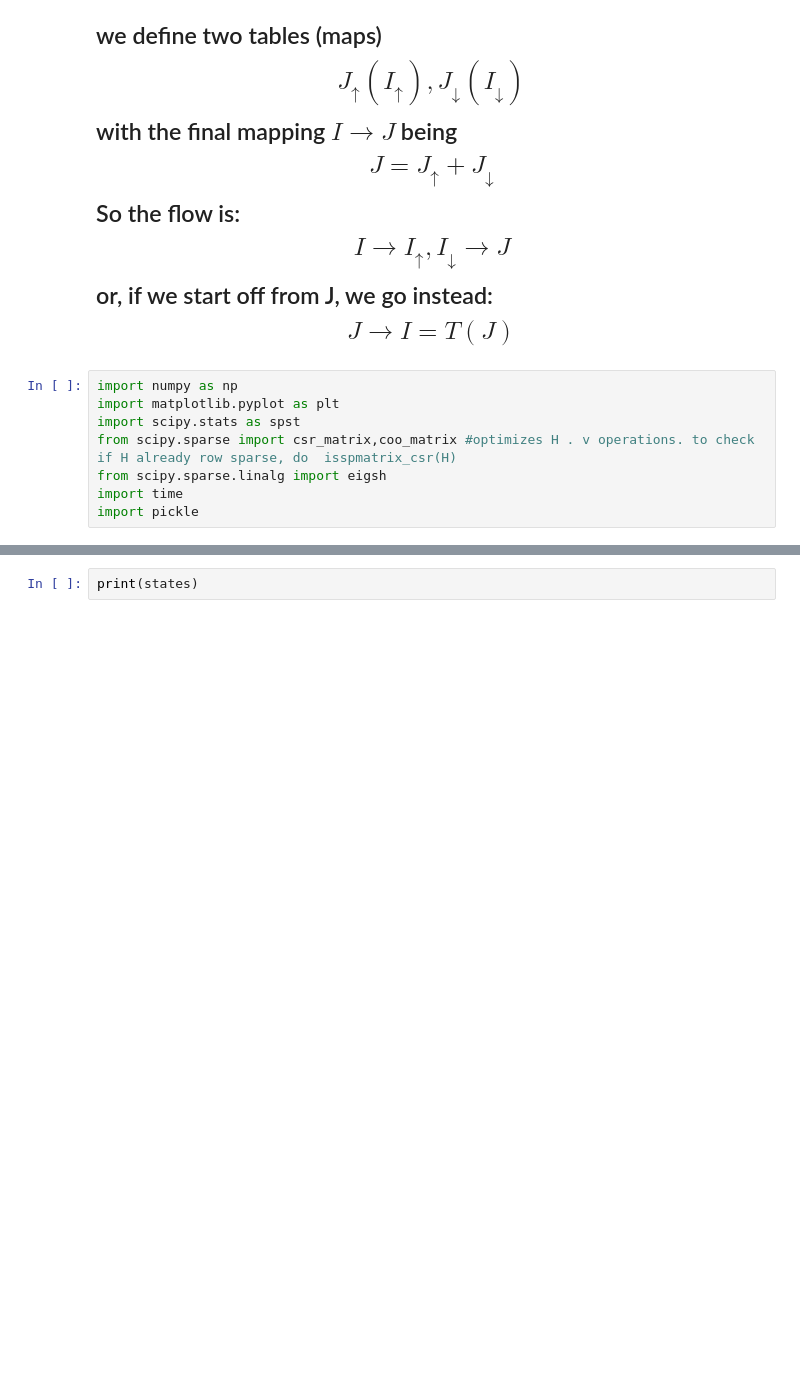
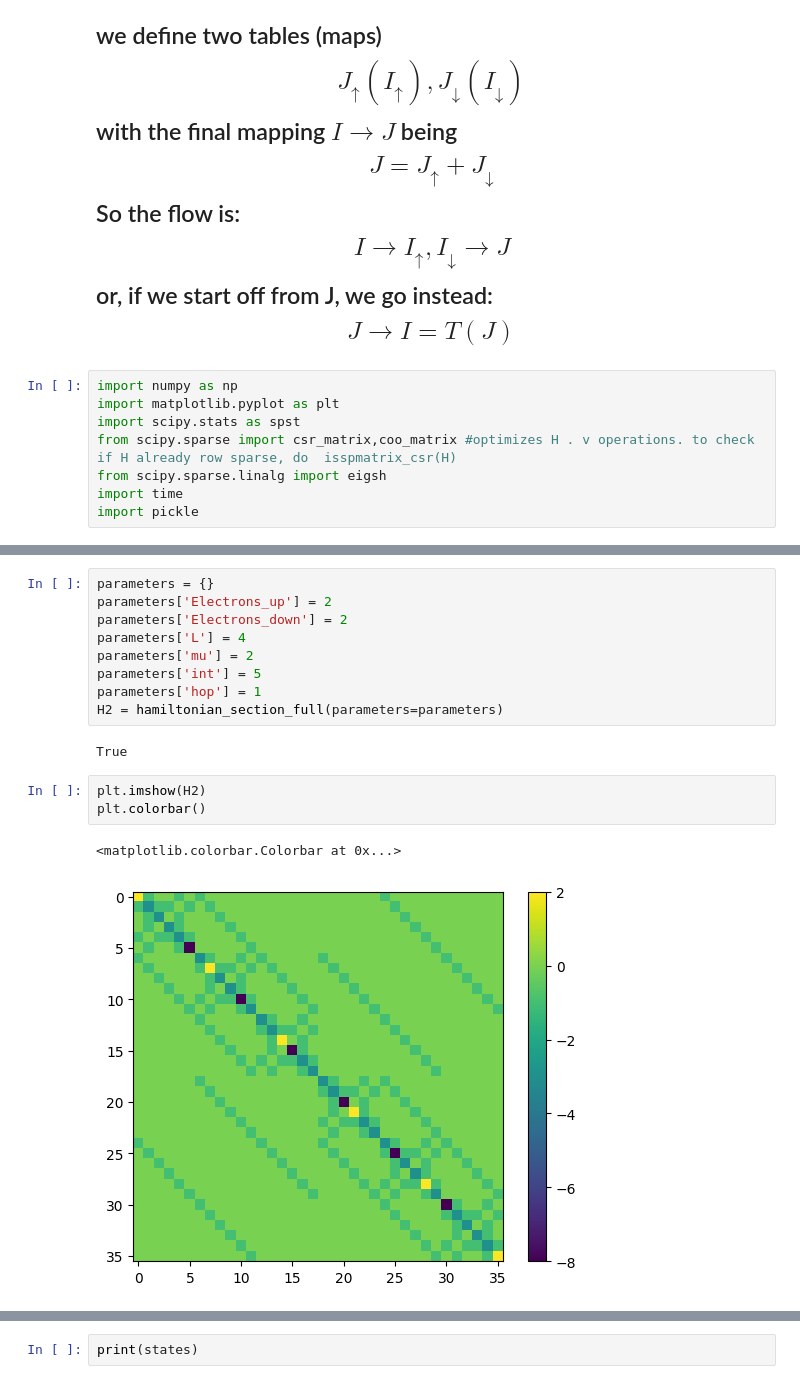
Before and after one commit to KotsiosJirisSas/ED, a Jupyter notebook: 1d_hubbard.ipynb, the cells around one changed output, grey strips where cells are left out. Saved outputs shown, nothing was run; the diff lists cells and outputs as text; blank space fills up the shorter version.

```diff
--- a/1d_hubbard.ipynb
+++ b/1d_hubbard.ipynb
@@ -257,0 +341,17 @@ def hop_spinful(L,states,m,i,j,J_down,J_up):
+# %%
+parameters = {}
+parameters['Electrons_up'] = 2
+parameters['Electrons_down'] = 2
+parameters['L'] = 4
+parameters['mu'] = 2
+parameters['int'] = 5
+parameters['hop'] = 1
+H2 = hamiltonian_section_full(parameters=parameters)
+# %% [output]
+True
+# %%
+plt.imshow(H2)
+plt.colorbar()
+# %% [output]
+<matplotlib.colorbar.Colorbar at 0x...>
+[figure, added]
```
Also changed, not shown: parts of 12 cells of this notebook, 6 other files.
